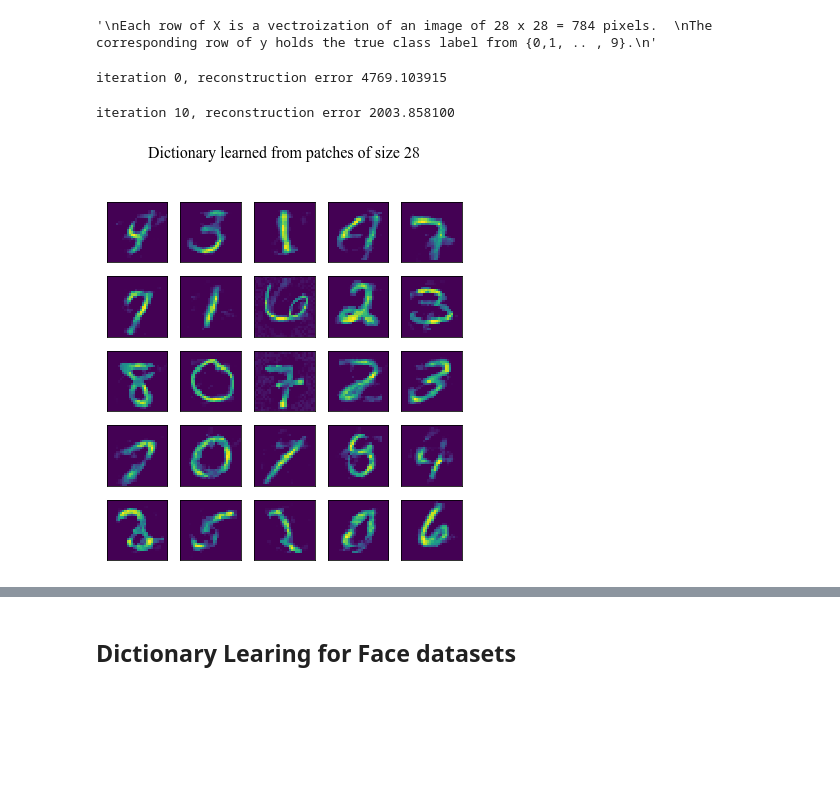
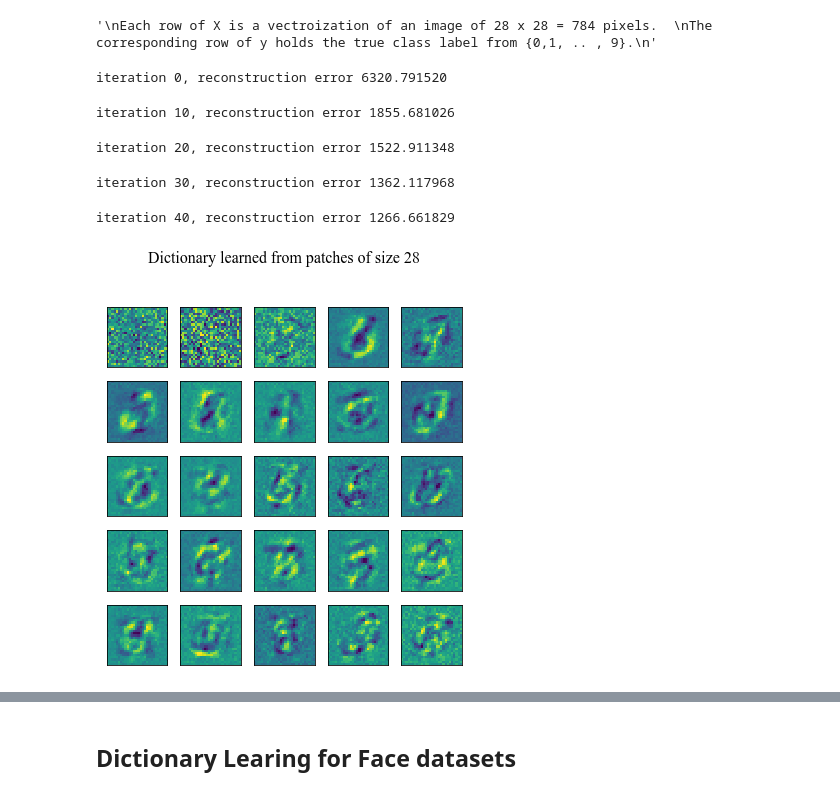
Before and after one commit to HanbaekLyu/Math156_UCLA_SP21, a Jupyter notebook: notebooks/Math156_MatrixFactorization.ipynb, the cells around one changed output, grey strips where cells are left out. Drawn from its saved outputs; the diff is of its cells as text; code cells hidden in the pictures; blank space fills up the shorter version.

```diff
--- a/notebooks/Math156_MatrixFactorization.ipynb
+++ b/notebooks/Math156_MatrixFactorization.ipynb
@@ -20,13 +21,14 @@ plt.rcParams['font.serif'] = ['Times New Roman'] + plt.rcParams['font.serif']
 # %%
 def coding_within_radius(X, W, H0,
                          r=None,
-                         alpha=0,
+                         a1=0, #L1 regularizer
+                         a2=0, #L2 regularizer
                          sub_iter=[5],
                          stopping_grad_ratio=0.0001,
                          nonnegativity=True,
                          subsample_ratio=1):
     """
-    Find \hat{H} = argmin_H ( || X - WH||_{F}^2 + alpha|H| ) within radius r from H0
+    Find \hat{H} = argmin_H ( || X - WH||_{F}^2 + a1*|H| + a2*|H|_{F}^{2} ) within radius r from H0
     Use row-wise projected gradient descent
     """
     H1 = H0.copy()
@@ -41,7 +43,7 @@ def coding_within_radius(X, W, H0,
         if_continue = np.ones(H0.shape[0])  # indexed by rows of H
         H1_old = H1.copy()
         for k in [k for k in np.arange(H0.shape[0])]:
-            grad = (np.dot(A[k, :], H1[:,idx]) - B[k,:] + alpha * np.ones(len(idx)))
+            grad = (np.dot(A[k, :], H1[:,idx]) - B[k,:] + a1 * np.ones(len(idx))) + a2 * 2 * np.sign(H1[k,idx])
             grad_norm = np.linalg.norm(grad, 2)
             step_size = (1 / (((i + 1) ** (1)) * (A[k, k] + 1)))
             if r is not None:  # usual sparse coding without radius restriction
@@ -62,6 +64,7 @@ def ALS(X,
         n_iter=100,
         a0 = 0, # L1 regularizer for H
         a1 = 0, # L1 regularizer for W
+        a12 = 0, # L2 regularizer for W
         H_nonnegativity=True,
         W_nonnegativity=True,
         compute_recons_error=False,
@@ -69,7 +72,7 @@ def ALS(X,
 
         '''
         Given data matrix X, use alternating least squares to find factors W,H so that
-                                || X - WH ||_{F}^2 + a0*|H|_{1} + a1*|W|_{1}
+                                || X - WH ||_{F}^2 + a0*|H|_{1} + a1*|W|_{1} + a12 * |W|_{F}^{2}
         is minimized (at least locally)
         '''
 
@@ -85,8 +88,8 @@ def ALS(X,
         H = np.random.rand(r,n)
         # H = H * np.linalg.norm(X) / np.linalg.norm(H)
         for i in trange(n_iter):
-            H = coding_within_radius(X, W.copy(), H.copy(), alpha=a0, nonnegativity=H_nonnegativity, subsample_ratio=subsample_ratio)
-            W = coding_within_radius(X.T, H.copy().T, W.copy().T, alpha=a1, nonnegativity=W_nonnegativity, subsample_ratio=subsample_ratio).T
+            H = coding_within_radius(X, W.copy(), H.copy(), a1=a0, nonnegativity=H_nonnegativity, subsample_ratio=subsample_ratio)
+            W = coding_within_radius(X.T, H.copy().T, W.copy().T, a1=a1, a2=a12, nonnegativity=W_nonnegativity, subsample_ratio=subsample_ratio).T
             if compute_recons_error and (i % 10 == 0) :
                 print('iteration %i, reconstruction error %f' % (i, np.linalg.norm(X-W@H)**2))
         return W, H
@@ -101,7 +104,8 @@ W, H = ALS(X=X0,
            n_components=5,
            n_iter=100,
            a0 = 0, # L1 regularizer for H
-           a1 = 0, # L1 regularizer for W
+           a1 = 1, # L1 regularizer for W
+           a12 = 0, # L2 regularizer for W
            H_nonnegativity=True,
            W_nonnegativity=True,
            compute_recons_error=True,
@@ -127,7 +131,7 @@ Code error (relative) = 0.380758
 # %% [markdown]
 # Learn dictionary of MNIST images
 # %%
-def display_dictionary(W):
+def display_dictionary(W, save_name=None):
     k = int(np.sqrt(W.shape[0]))
     rows = int(np.sqrt(W.shape[1]))
     cols = int(np.sqrt(W.shape[1]))
@@ -140,4 +144,7 @@ def display_dictionary(W):
     plt.tight_layout()
     plt.suptitle('Dictionary learned from patches of size %d' % k, fontsize=16)
     plt.subplots_adjust(0.08, 0.02, 0.92, 0.85, 0.08, 0.23)
+
+    if save_name is not None:
+        plt.savefig( save_name, bbox_inches='tight')
     plt.show()
@@ -161,17 +204,21 @@ y.shape (70000,)
 # %%
 idx = np.random.choice(np.arange(X.shape[1]), 100)
 
 X0 = X[idx,:].T
+
 W, H = ALS(X=X0,
            n_components=25,
-           n_iter=20,
+           n_iter=50,
            subsample_ratio=1,
-           a0 = 0, # L1 regularizer for H
-           a1 = 0, # L1 regularizer for W
+           W_nonnegativity=False,
+           H_nonnegativity=False,
            compute_recons_error=True)
 
 display_dictionary(W)
 # %% [output]
-iteration 0, reconstruction error 4769.103915
+iteration 0, reconstruction error 6320.791520
-iteration 10, reconstruction error 2003.858100
+iteration 10, reconstruction error 1855.681026
+iteration 20, reconstruction error 1522.911348
+iteration 30, reconstruction error 1362.117968
+iteration 40, reconstruction error 1266.661829
-[figure, old version]
+[figure, new version]
```
Also changed, not shown: parts of 15 cells of this notebook.
